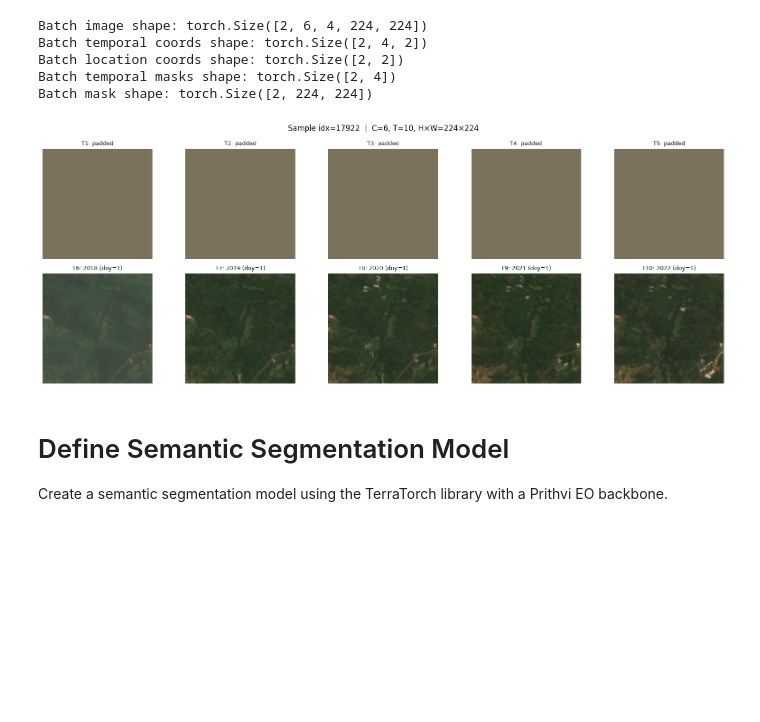
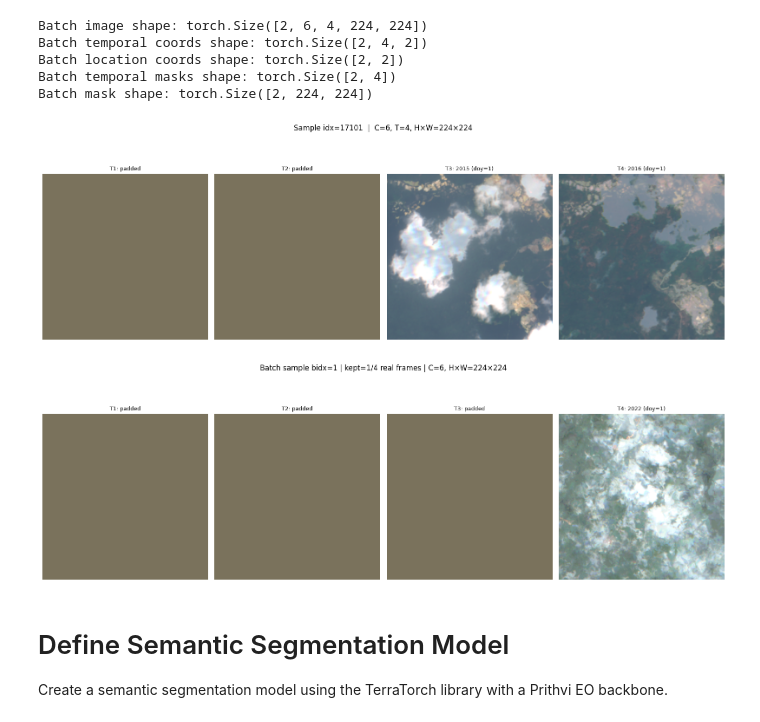
Before and after one commit to easare377/Prithvi-EO-Segmentation, a Jupyter notebook: 2. Training_and_Segmentation.ipynb, the cells around one changed output. Drawn from its saved outputs; the diff is of its cells as text; code cells hidden in the pictures; blank space fills up the shorter version.

```diff
--- a/2. Training_and_Segmentation.ipynb
+++ b/2. Training_and_Segmentation.ipynb
@@ -33,8 +33,8 @@ def download_file(url, dest_path, chunk_size=1024*1024):
             size = file.write(data)
             bar.update(size)
 # %%
-train_file_path = r'D:\ssm_footprint_train.tfrecord'
-val_file_path = r'D:\ssm_footprint_val.tfrecord'
+train_file_path = r'D:\ssm_footprint_train_small.tfrecord'
+val_file_path = r'D:\ssm_2019_footprint_val.tfrecord'
 # Create the directory if it doesn't exist
 # train_dir = os.path.dirname(train_file_path)
 # if not os.path.exists(train_dir):
@@ -644,7 +837,12 @@ visualize_random_temporal_rgb(train_dataset)  # random sample
 # # Or pick a specific index
 # visualize_random_temporal_rgb(train_dataset, idx=42, rgb_indices=(2,1,0))
 # %% [output]
-[figure, old version]
+[figure, new version]
+# %%
+# simplest: pull first batch internally, visualize one random sample
+visualize_batch_temporal_rgb(train_loader)
+# %% [output]
+[figure, added]
 # %% [markdown]
 # Define Semantic Segmentation Model
 Create a semantic segmentation model using the TerraTorch library with a Prithvi EO backbone.
```
Also changed, not shown: parts of 7 cells of this notebook, 1 other file.
